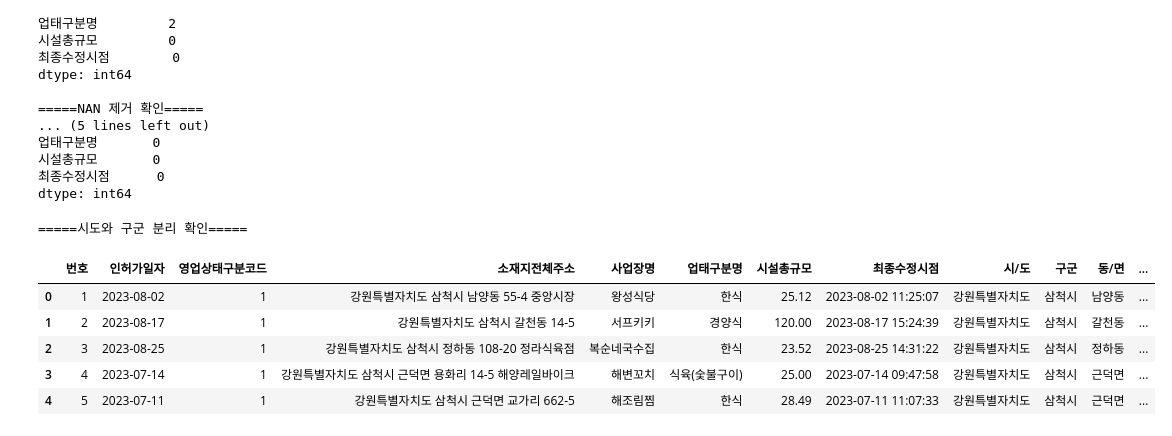
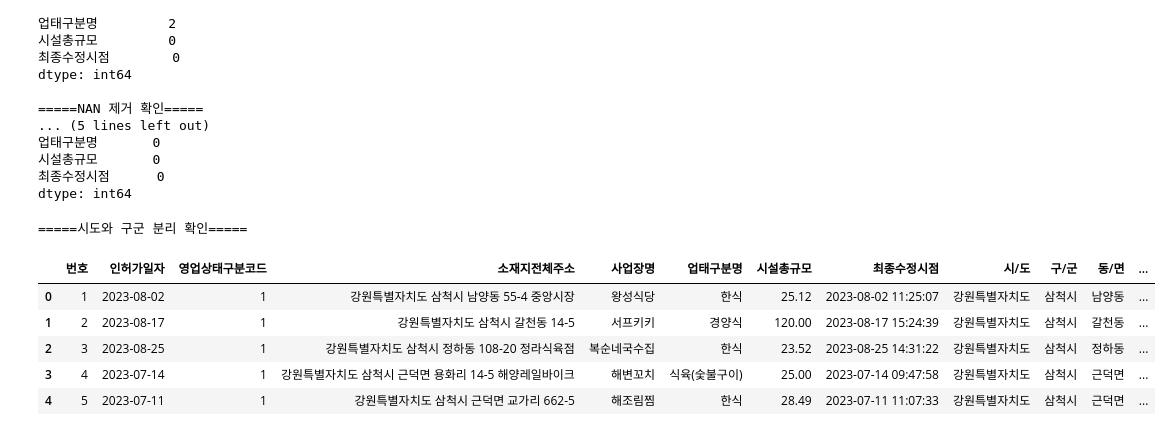
Before and after one commit to ChunCheonChuCheon/AI, a Jupyter notebook: featureSelector/src/nanfileter.ipynb, the cells around one changed output. Cells and saved outputs as stored; diff of their text form; code cells hidden in the pictures.

```diff
--- a/featureSelector/src/nanfileter.ipynb
+++ b/featureSelector/src/nanfileter.ipynb
@@ -34,15 +34,15 @@ dtype: int64
 # %%
 # 데이터 전처리
 # df에 '소재지전체주소'를 '시도'와 '구군'으로 분리
 df['시/도'] = df['소재지전체주소'].str.split(' ').str[0]
-df['구군'] = df['소재지전체주소'].str.split(' ').str[1]
+df['구/군'] = df['소재지전체주소'].str.split(' ').str[1]
 df['동/면'] = df['소재지전체주소'].str.split(' ').str[2]
 df['상세주소'] = df['소재지전체주소'].str.split(' ').str[3:].str.join(' ')
 print('\n=====시도와 구군 분리 확인=====')
 df.head()
 # %% [output]
 =====시도와 구군 분리 확인=====
-|  | 번호 | 인허가일자 | 영업상태구분코드 | 소재지전체주소 | 사업장명 | 업태구분명 | 시설총규모 | 최종수정시점 | 시/도 | 구군 | 동/면 | ... |
+|  | 번호 | 인허가일자 | 영업상태구분코드 | 소재지전체주소 | 사업장명 | 업태구분명 | 시설총규모 | 최종수정시점 | 시/도 | 구/군 | 동/면 | ... |
 | 0 | 1 | 2023-08-02 | 1 | 강원특별자치도 삼척시 남양동 55-4 중앙시장 | 왕성식당 | 한식 | 25.12 | 2023-08-02 11:25:07 | 강원특별자치도 | 삼척시 | 남양동 | ... |
 | 1 | 2 | 2023-08-17 | 1 | 강원특별자치도 삼척시 갈천동 14-5 | 서프키키 | 경양식 | 120.00 | 2023-08-17 15:24:39 | 강원특별자치도 | 삼척시 | 갈천동 | ... |
 | 2 | 3 | 2023-08-25 | 1 | 강원특별자치도 삼척시 정하동 108-20 정라식육점 | 복순네국수집 | 한식 | 23.52 | 2023-08-25 14:31:22 | 강원특별자치도 | 삼척시 | 정하동 | ... |
```
Also changed, not shown: parts of 8 cells of this notebook.
